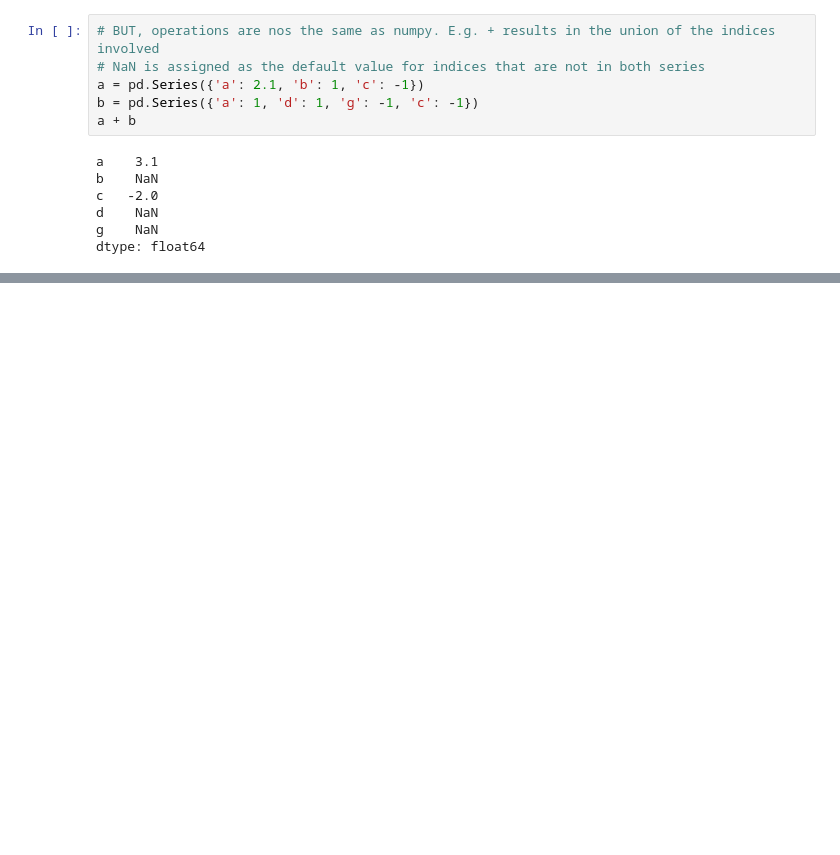
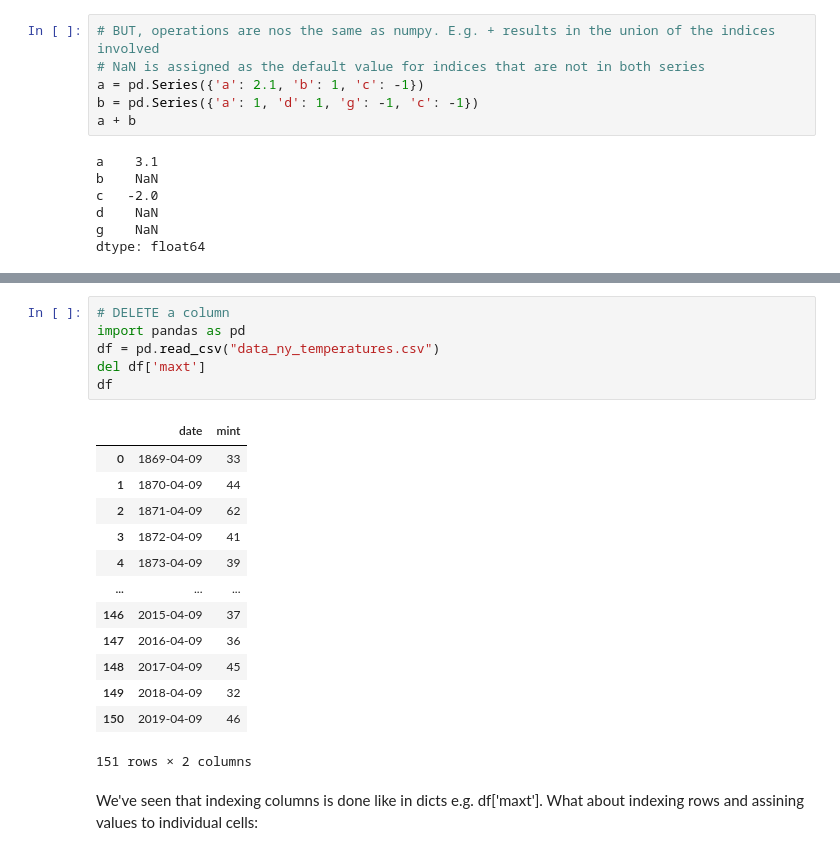
Before and after one commit to tyiannak/python-data-science, a Jupyter notebook: notebooks/numpy_and_pandas.ipynb, the cells around one changed output, grey strips where cells are left out. Cells and saved outputs as stored; diff of their text form; blank space fills up the shorter version.

```diff
--- a/notebooks/numpy_and_pandas.ipynb
+++ b/notebooks/numpy_and_pandas.ipynb
@@ -357,0 +485,22 @@ When your data is tabular with row index and column index, the go-to choice is p
+# %%
+# DELETE a column
+import pandas as pd
+df = pd.read_csv("data_ny_temperatures.csv")
+del df['maxt']
+df
+# %% [output]
+|  | date | mint |
+| 0 | 1869-04-09 | 33 |
+| 1 | 1870-04-09 | 44 |
+| 2 | 1871-04-09 | 62 |
+| 3 | 1872-04-09 | 41 |
+| 4 | 1873-04-09 | 39 |
+| ... | ... | ... |
+| 146 | 2015-04-09 | 37 |
+| 147 | 2016-04-09 | 36 |
+| 148 | 2017-04-09 | 45 |
+| 149 | 2018-04-09 | 32 |
+| 150 | 2019-04-09 | 46 |
+151 rows × 2 columns
+# %% [markdown]
+We've seen that indexing columns is done like in dicts e.g. df['maxt']. What about indexing rows and assining values to individual cells:
```
Also changed, not shown: parts of 14 cells of this notebook.
